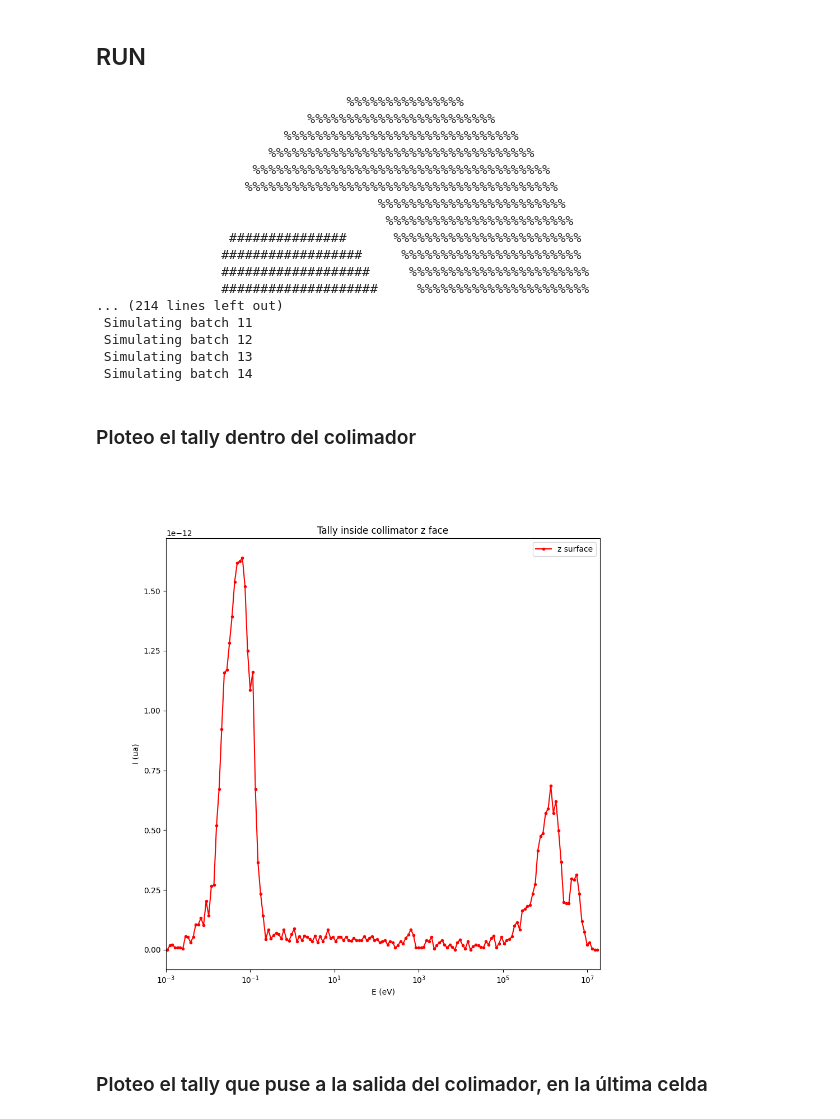
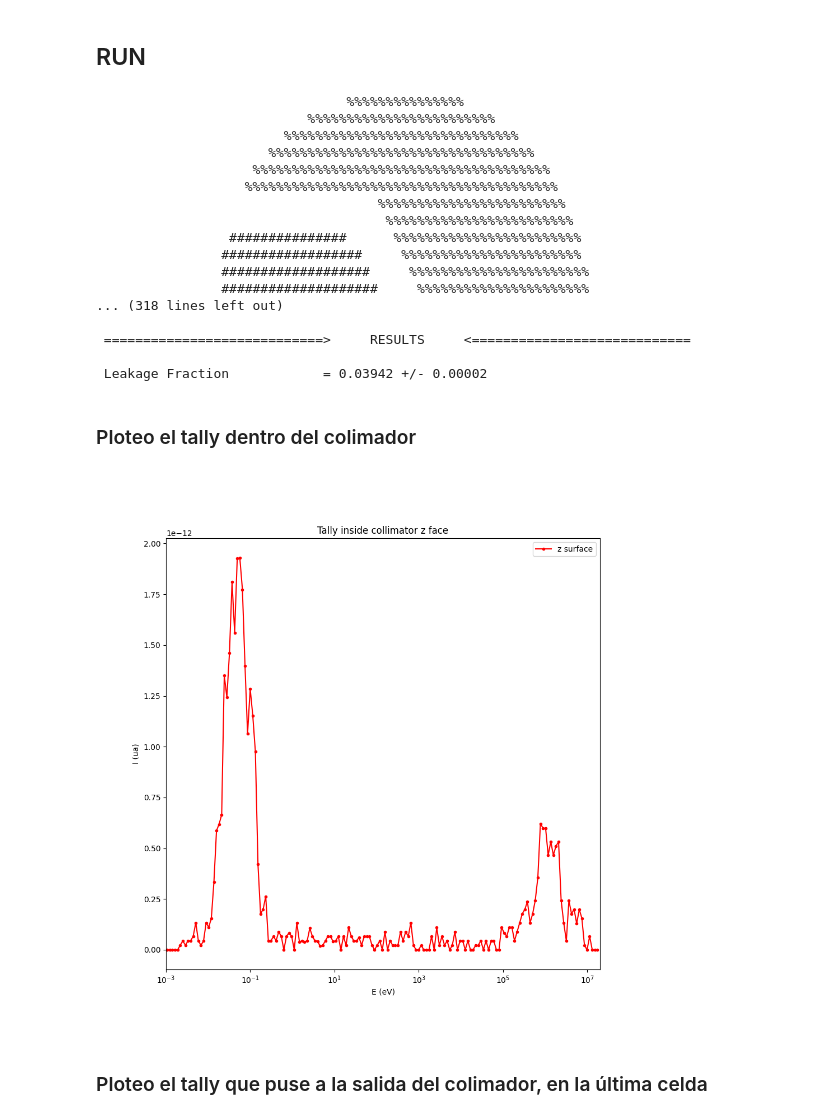
Before and after one commit to ovando912/PI, a Jupyter notebook: conductoN5/RA6-Conducto5_Con_Bi_Lucas.ipynb, the cells around one changed output. Saved outputs shown, nothing was run; the diff lists cells and outputs as text; code cells hidden in the pictures.

```diff
--- a/conductoN5/RA6-Conducto5_Con_Bi_Lucas.ipynb
+++ b/conductoN5/RA6-Conducto5_Con_Bi_Lucas.ipynb
@@ -1368,8 +1368,8 @@ source = openmc.HistogramSource(
 )
 settings.source = source
 
-settings.particles = int(5e6)
-settings.batches = 10
+settings.particles = int(1e6)
+settings.batches = 500
 settings.inactive = 0
 settings.survival_biasing = True
 # settings.photon_transport=True
@@ -1401,15 +1401,17 @@ openmc.run()
                 ##################     %%%%%%%%%%%%%%%%%%%%%%%
                 ###################     %%%%%%%%%%%%%%%%%%%%%%%
                 ####################     %%%%%%%%%%%%%%%%%%%%%%
-... (214 lines left out)
- Simulating batch 11
- Simulating batch 12
- Simulating batch 13
- Simulating batch 14
+... (318 lines left out)
+
+ ============================>     RESULTS     <============================
+
+ Leakage Fraction            = 0.03942 +/- 0.00002
 # %% [markdown]
 ### Ploteo el tally dentro del colimador
 # %%
-with openmc.StatePoint("statepoint.30.h5") as sp:
+import openmc
+import matplotlib.pyplot as plt
+with openmc.StatePoint("statepoint.100.h5") as sp:
     # with openmc.StatePoint(sp_filename) as sp:
     energy_data = sp.get_tally(name="spectra_neutron")
 
@@ -1429,34 +1431,34 @@ df.columns = [
 ]
 # df.columns=['Emin','Emax','x','y','z','surf','particle','score','mean']
 
 # print(df)
 # df.to_csv('OpenMC_RA-6_C5_N16_espectro_neutrones.csv')
 # display(df.to_string())
 
 # df=df[df['surf']=='x-max in']#no entiendo que superficie es esta, pareciera una pared lateral del tally dentor del colimador
 df = df[
     df["surf"] == "z-max out"
 ]  # esta debería ser la cara exterior de ese mismo tally
 # print(df)
 df.to_csv(
     "OpenMC_RA-6_C5_N16_Con_Bi_espectro_neutrones.csv",
     sep=",",
     columns=["Emin", "Emax", "mean", "stdv"],
     index=False,
     encoding="utf-8",
 )  # exporta un CSV con el espectro a la salida del conducto pasante N5, antes del shutter de plomo
 df.plot(
     x="Emin", y="mean", style="r.-", logx=True, logy=False, label="z surface"
 )  # , ylim=[1E-10,10e0]
 plt.legend()
 plt.title("Tally inside collimator z face")
 plt.xlabel("E (eV)")
 plt.ylabel("I (ua)")
 # plt.axvline(x=0.05, color="black")
 plt.xlim(1e-3, 2e7)
 plt.show()
 # %% [output]
-[figure, old version]
+[figure, new version]
 # %% [markdown]
 ### Ploteo el tally que puse a la salida del colimador, en la última celda
 # %%
```
Also changed, not shown: parts of 3 cells of this notebook, 33 other files.
